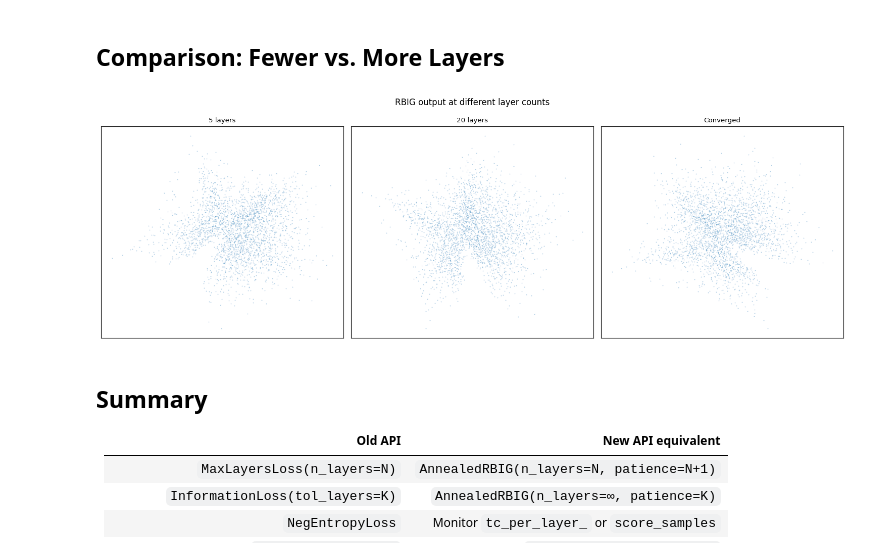
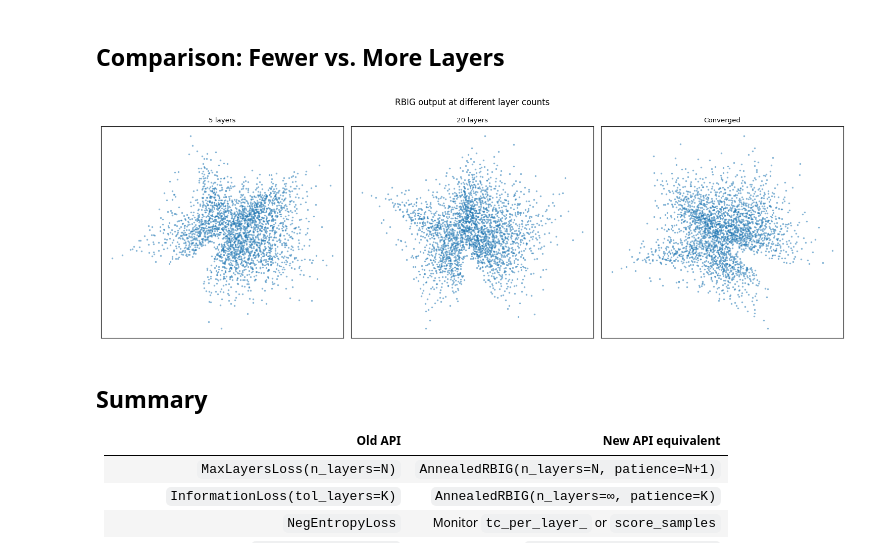
Before and after one commit to jejjohnson/rbig, a Jupyter notebook: docs/notebooks/05_rbig_loss.ipynb, the cells around one changed output. Saved outputs shown, nothing was run; the diff lists cells and outputs as text; code cells hidden in the pictures.

```diff
--- a/docs/notebooks/05_rbig_loss.ipynb
+++ b/docs/notebooks/05_rbig_loss.ipynb
@@ -165,25 +165,25 @@ Entropy (nats):        -23.1166
 # %%
 fig, axes = plt.subplots(1, 3, figsize=(15, 5))
 configs = [(5, "5 layers"), (20, "20 layers"), (len(rbig_tc.layers_), "Converged")]
 
 for ax, (n, label) in zip(axes, configs, strict=False):
     if n == len(rbig_tc.layers_):
         Z_plot = Z_tc
     else:
         m = AnnealedRBIG(
             n_layers=n, rotation="pca", patience=n + 1, random_state=seed
         )
         Z_plot = m.fit_transform(data)
-    ax.scatter(Z_plot[:, 0], Z_plot[:, 1], s=1, alpha=0.3)
+    ax.scatter(Z_plot[:, 0], Z_plot[:, 1], s=5, alpha=0.5)
     ax.set_title(label)
     ax.set_xticks([])
     ax.set_yticks([])
 
 plt.suptitle("RBIG output at different layer counts")
 plt.tight_layout()
 plt.show()
 # %% [output]
-[figure, old version]
+[figure, new version]
 # %% [markdown]
 ## Summary
 
```
Also changed, not shown: parts of 3 cells of this notebook, 13 other files.
